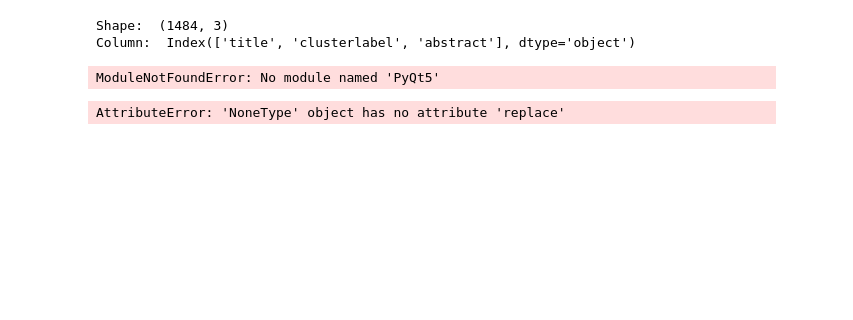
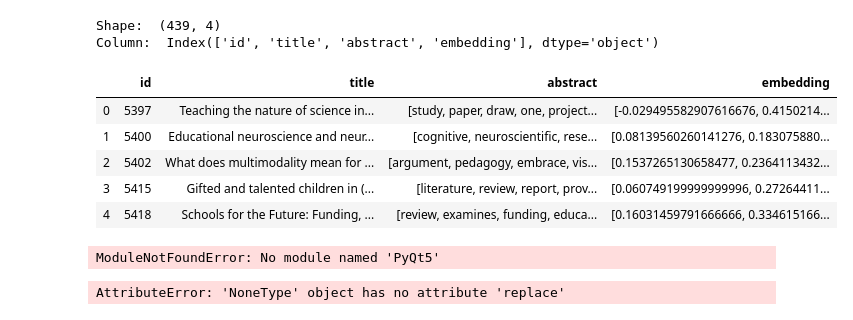
Before and after one commit to DevashishX/AbstractClustering, a Jupyter notebook: PickleViewer.ipynb, the cells around one changed output. Saved outputs shown, nothing was run; the diff lists cells and outputs as text; code cells hidden in the pictures; blank space fills up the shorter version.

```diff
--- a/PickleViewer.ipynb
+++ b/PickleViewer.ipynb
@@ -5,11 +3,22 @@ filename = "downloaded_sample_500.pkl"
+# %%
+filename = "./MegaSentEmbs/repository_embedding_3_2013-03-18.pkl"
 # %%
 df = pd.read_pickle(filename)
-df = df.loc[:, ['title','clusterlabel', 'abstract']]
+# df = df.loc[:, ['title','clusterlabel', 'abstract']]
 print("Shape: ", df.shape)
 print("Column: ", df.columns)
 # %% [output]
-Shape:  (1484, 3)
-Column:  Index(['title', 'clusterlabel', 'abstract'], dtype='object')
+Shape:  (439, 4)
+Column:  Index(['id', 'title', 'abstract', 'embedding'], dtype='object')
+# %%
+df.head()
+# %% [output]
+|  | id | title | abstract | embedding |
+| 0 | 5397 | Teaching the nature of science in... | [study, paper, draw, one, project... | [-0.029495582907616676, 0.4150214... |
+| 1 | 5400 | Educational neuroscience and neur... | [cognitive, neuroscientific, rese... | [0.08139560260141276, 0.183075880... |
+| 2 | 5402 | What does multimodality mean for ... | [argument, pedagogy, embrace, vis... | [0.1537265130658477, 0.2364113432... |
+| 3 | 5415 | Gifted and talented children in (... | [literature, review, report, prov... | [0.060749199999999996, 0.27264411... |
+| 4 | 5418 | Schools for the Future: Funding, ... | [review, examines, funding, educa... | [0.16031459791666666, 0.334615166... |
 # %%
 # %gui qt5
 # from PyQt5.QtWidgets import QWidget,QScrollArea, QTableWidget, QVBoxLayout,QTableWidgetItem
```
Also changed, not shown: parts of 2 cells of this notebook, 5 other files.
